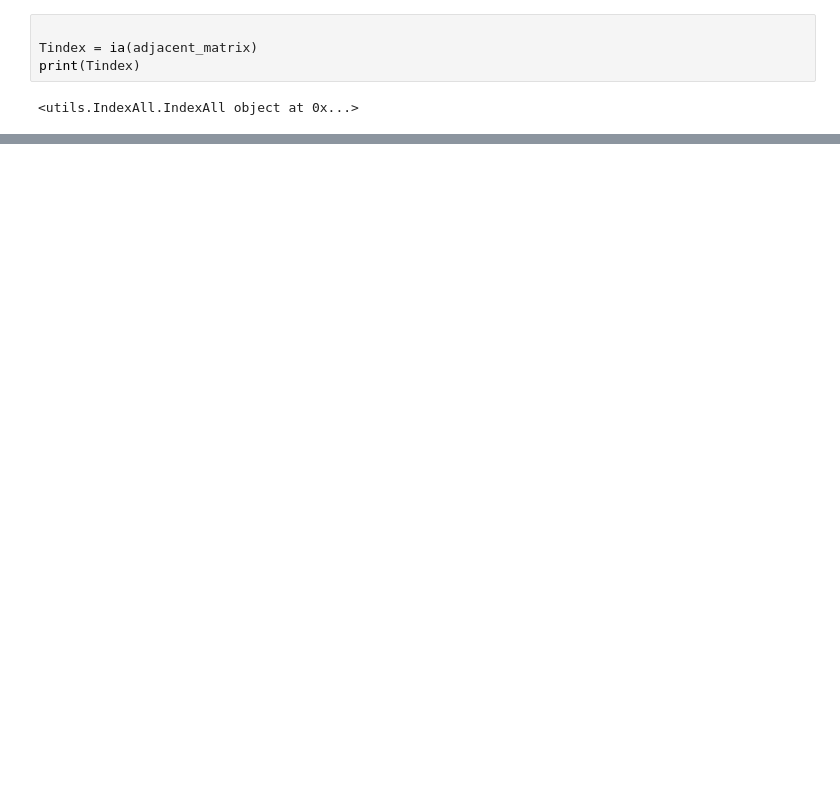
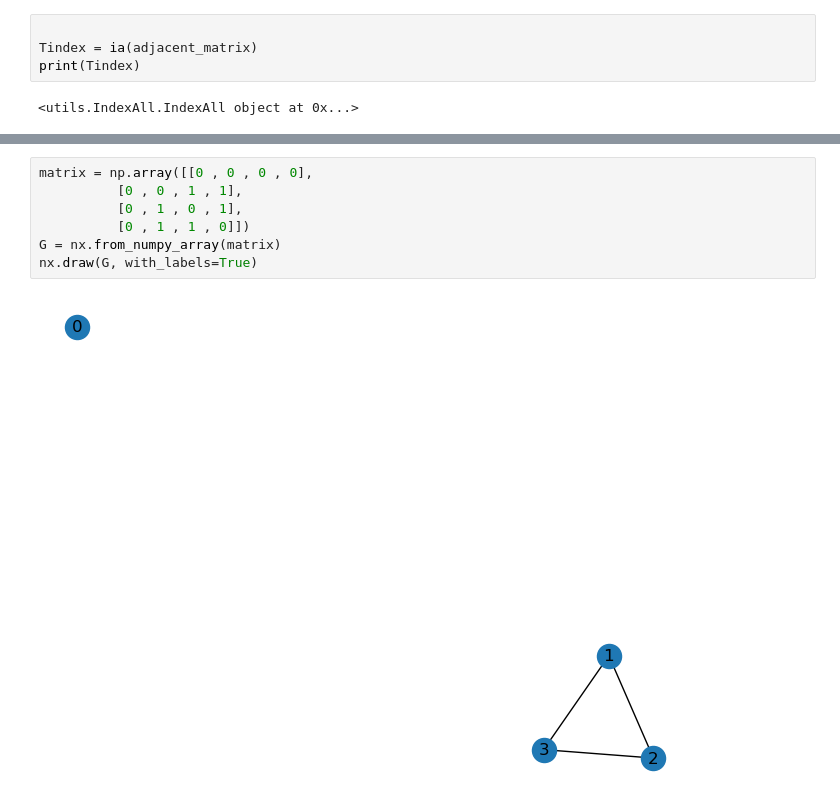
Before and after one commit to K-YWang/my_link_test, a Jupyter notebook: run_code.ipynb, the cells around one changed output, grey strips where cells are left out. Saved outputs shown, nothing was run; the diff lists cells and outputs as text; blank space fills up the shorter version.

```diff
--- a/run_code.ipynb
+++ b/run_code.ipynb
@@ -118,0 +155,9 @@ print(sRandom_walk_sim)
+# %%
+matrix = np.array([[0 , 0 , 0 , 0],
+          [0 , 0 , 1 , 1],
+          [0 , 1 , 0 , 1],
+          [0 , 1 , 1 , 0]])
+G = nx.from_numpy_array(matrix)
+nx.draw(G, with_labels=True)
+# %% [output]
+[figure, added]
```
Also changed, not shown: parts of 13 cells of this notebook, 4 other files.
